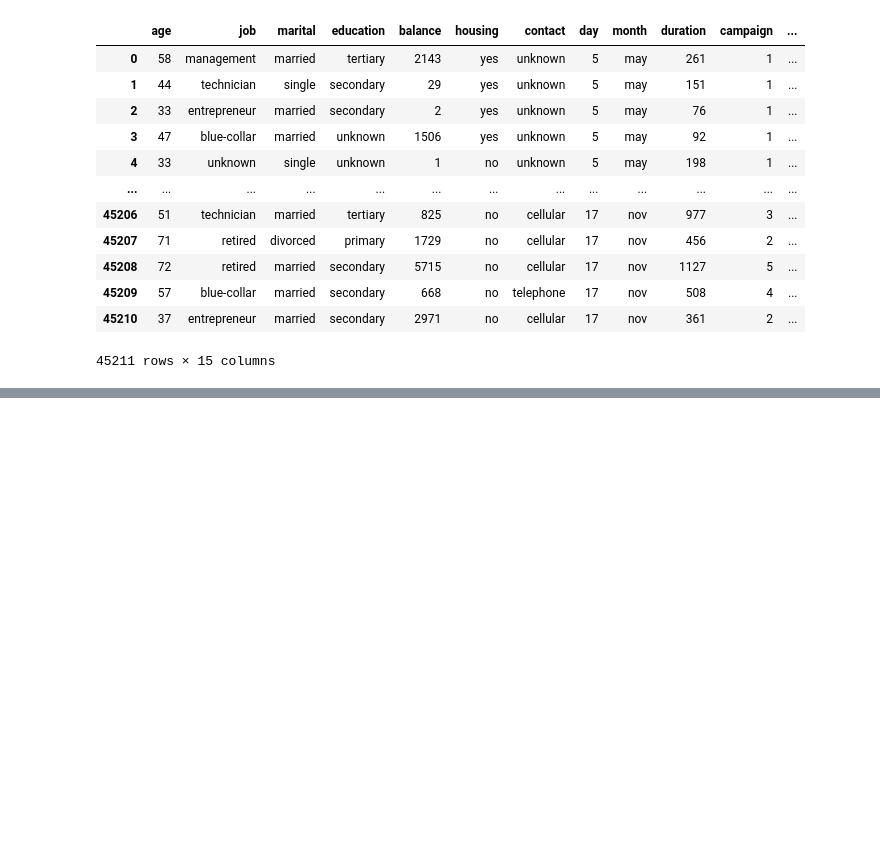
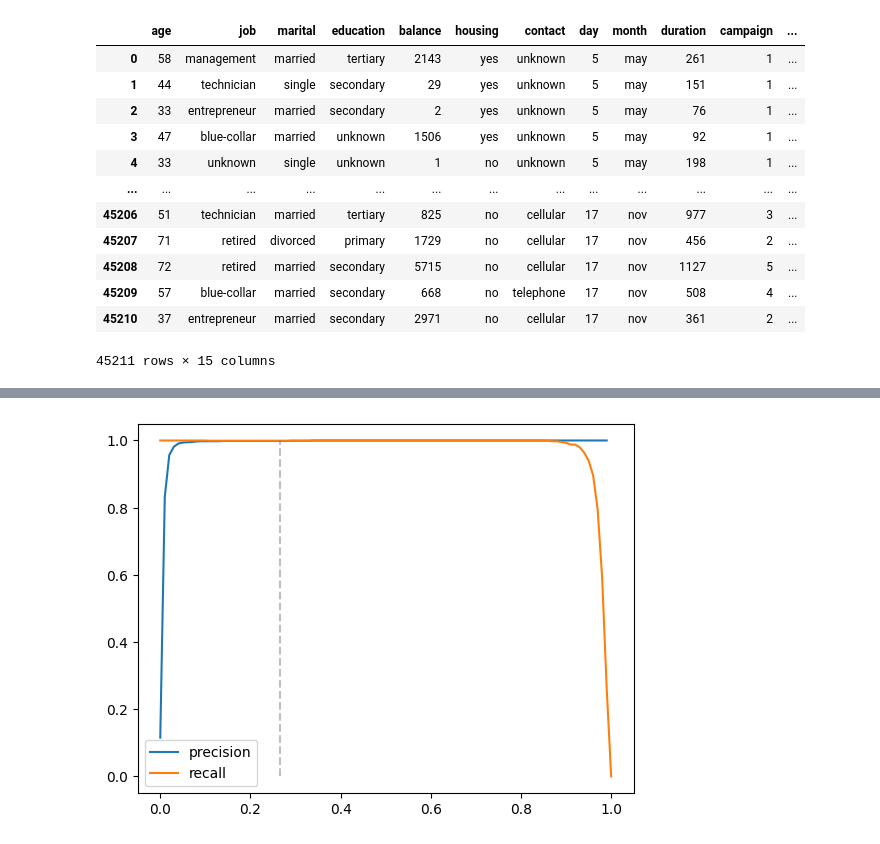
Before and after one commit to priyanshu7739410/machine-learning-zoomcamp-homework, a Jupyter notebook: Evaluation/homework.ipynb, the cells around one changed output, grey strips where cells are left out. Drawn from its saved outputs; the diff is of its cells as text; code cells hidden in the pictures; blank space fills up the shorter version.

```diff
--- a/Evaluation/homework.ipynb
+++ b/Evaluation/homework.ipynb
@@ -95,0 +121,17 @@ ROC_AUC_feature_importance
+# %%
+from sklearn.feature_extraction import DictVectorizer
+
+dicts=data_train.to_dict(orient='records')
+
+dv=DictVectorizer(sparse=False)
+dv.fit(dicts)
+X_train_transformed=dv.transform(dicts)
+
+from sklearn.linear_model import LogisticRegression
+model = LogisticRegression(solver='liblinear', C=1.0, max_iter=1000)
+model.fit(X_train_transformed,y_train)
+
+dicts = data_val.to_dict(orient='records')
+data_val_transformed=dv.fit_transform(dicts)
+
+y_pred=model.predict_proba(data_val_transformed)[:,1]
@@ -95,0 +147,10 @@ ROC_AUC_feature_importance
+# %%
+start = 0
+end = 1
+step = 0.01
+
+# Calculate the number of samples needed
+num_samples = int((end - start) / step) + 1
+
+# Generate the array
+thresholds = np.linspace(start, end, num_samples)
@@ -95,0 +194,2 @@ ROC_AUC_feature_importance
+# %%
+df_scores=pd.DataFrame(tp_tn(y_val,y_pred),columns=['thresholds','true_pos','true_neg','false_pos','false_neg','precision', 'recall','f1'])
@@ -95,0 +215,10 @@ ROC_AUC_feature_importance
+# %%
+plt.plot(df_scores.thresholds, df_scores.precision, label='precision')
+plt.plot(df_scores.thresholds, df_scores.recall, label='recall')
+
+plt.vlines(0.265, 0, 1, color='grey', linestyle='--', alpha=0.5)
+
+plt.legend()
+plt.show()
+# %% [output]
+[figure, added]
```
Also changed, not shown: parts of 8 cells of this notebook.
